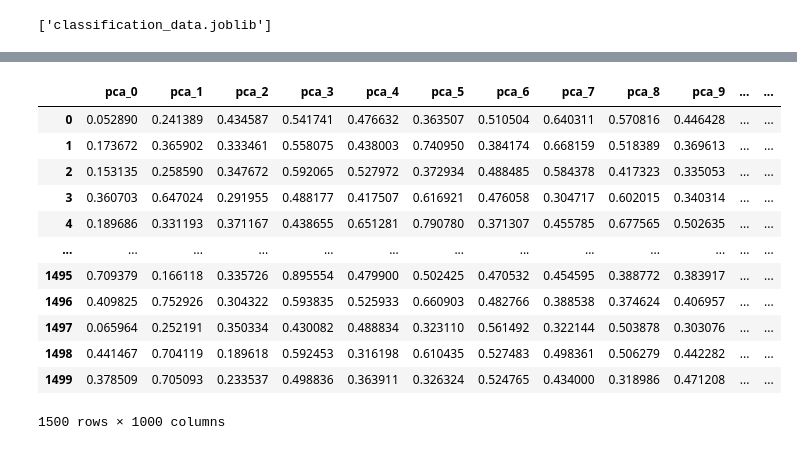
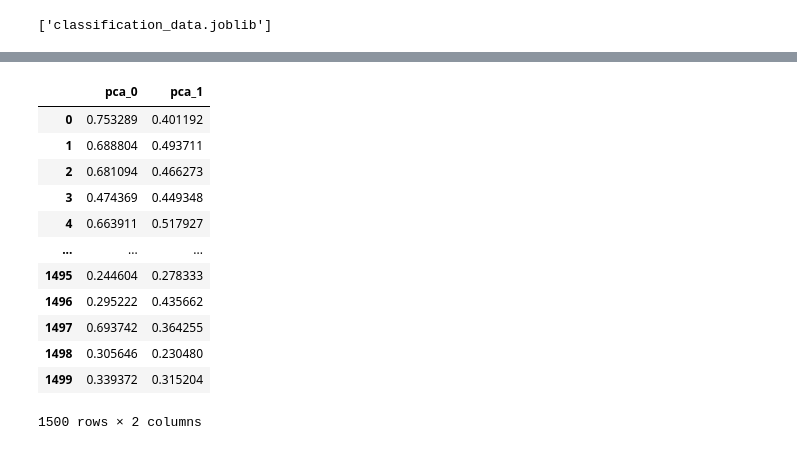
Before and after one commit to MATF-istrazivanje-podataka-1/2023_Data_Mining_Amazon_reviews_Dataset, a Jupyter notebook: preprocessing/preprocessing.ipynb, the cells around one changed output, grey strips where cells are left out. Drawn from its saved outputs; the diff is of its cells as text; code cells hidden in the pictures.

```diff
--- a/preprocessing/preprocessing.ipynb
+++ b/preprocessing/preprocessing.ipynb
@@ -115,14 +115,18 @@ dump((X_train, X_test, Y_train, Y_test), 'classification_data.joblib')
 # %% [output]
 ['classification_data.joblib']
 # %%
+from sklearn.decomposition import PCA
 from sklearn.preprocessing import OrdinalEncoder
-from sklearn.decomposition import PCA
+oe=OrdinalEncoder()
+df_transformed = oe.fit_transform(df)
 
-oe=OrdinalEncoder()
-X_transformed = oe.fit_transform(X)
+scaler = MinMaxScaler()
+df_transformed = scaler.fit_transform(df_transformed)
 
-pca = PCA(n_components=1000)
-pca.fit(X_transformed)
-df_pca = pca.transform(X_transformed)
-pca_names = [f'pca_{i}' for i in range(len(df_pca[0]))]
+pca = PCA(n_components=2)
+pca.fit(df_transformed)
+df_pca = pca.transform(df_transformed)
+pca_names = ['pca_0', 'pca_1']
 df_pca = pd.DataFrame(df_pca, columns=pca_names)
+plt.bar(pca_names, pca.explained_variance_ratio_)
+plt.show()
@@ -141,19 +141,20 @@ plt.plot(range(0,len(pca_names)), cumulative_variance_ratio)
 # %%
+scaler = MinMaxScaler()
 df_scaled = scaler.fit_transform(df_pca)
 df_scaled = pd.DataFrame(df_scaled, columns=pca_names)
 dump(df_scaled, 'clustering_data.joblib')
 df_scaled
 # %% [output]
-|  | pca_0 | pca_1 | pca_2 | pca_3 | pca_4 | pca_5 | pca_6 | pca_7 | pca_8 | pca_9 | ... | ... |
-| 0 | 0.052890 | 0.241389 | 0.434587 | 0.541741 | 0.476632 | 0.363507 | 0.510504 | 0.640311 | 0.570816 | 0.446428 | ... | ... |
-| 1 | 0.173672 | 0.365902 | 0.333461 | 0.558075 | 0.438003 | 0.740950 | 0.384174 | 0.668159 | 0.518389 | 0.369613 | ... | ... |
-| 2 | 0.153135 | 0.258590 | 0.347672 | 0.592065 | 0.527972 | 0.372934 | 0.488485 | 0.584378 | 0.417323 | 0.335053 | ... | ... |
-| 3 | 0.360703 | 0.647024 | 0.291955 | 0.488177 | 0.417507 | 0.616921 | 0.476058 | 0.304717 | 0.602015 | 0.340314 | ... | ... |
-| 4 | 0.189686 | 0.331193 | 0.371167 | 0.438655 | 0.651281 | 0.790780 | 0.371307 | 0.455785 | 0.677565 | 0.502635 | ... | ... |
-| ... | ... | ... | ... | ... | ... | ... | ... | ... | ... | ... | ... | ... |
-| 1495 | 0.709379 | 0.166118 | 0.335726 | 0.895554 | 0.479900 | 0.502425 | 0.470532 | 0.454595 | 0.388772 | 0.383917 | ... | ... |
-| 1496 | 0.409825 | 0.752926 | 0.304322 | 0.593835 | 0.525933 | 0.660903 | 0.482766 | 0.388538 | 0.374624 | 0.406957 | ... | ... |
-| 1497 | 0.065964 | 0.252191 | 0.350334 | 0.430082 | 0.488834 | 0.323110 | 0.561492 | 0.322144 | 0.503878 | 0.303076 | ... | ... |
-| 1498 | 0.441467 | 0.704119 | 0.189618 | 0.592453 | 0.316198 | 0.610435 | 0.527483 | 0.498361 | 0.506279 | 0.442282 | ... | ... |
-| 1499 | 0.378509 | 0.705093 | 0.233537 | 0.498836 | 0.363911 | 0.326324 | 0.524765 | 0.434000 | 0.318986 | 0.471208 | ... | ... |
+|  | pca_0 | pca_1 |
+| 0 | 0.753289 | 0.401192 |
+| 1 | 0.688804 | 0.493711 |
+| 2 | 0.681094 | 0.466273 |
+| 3 | 0.474369 | 0.449348 |
+| 4 | 0.663911 | 0.517927 |
+| ... | ... | ... |
+| 1495 | 0.244604 | 0.278333 |
+| 1496 | 0.295222 | 0.435662 |
+| 1497 | 0.693742 | 0.364255 |
+| 1498 | 0.305646 | 0.230480 |
+| 1499 | 0.339372 | 0.315204 |
-1500 rows × 1000 columns
+1500 rows × 2 columns
```
Also changed, not shown: parts of 4 cells of this notebook, 5 other files.
